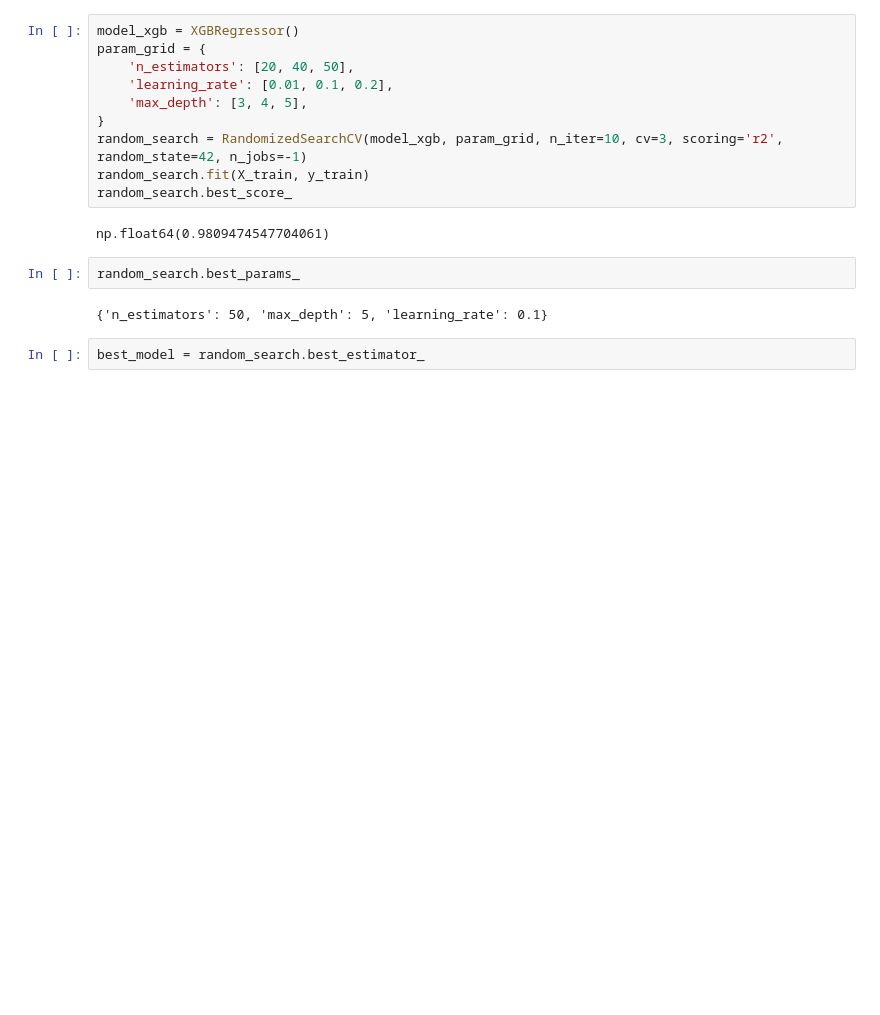
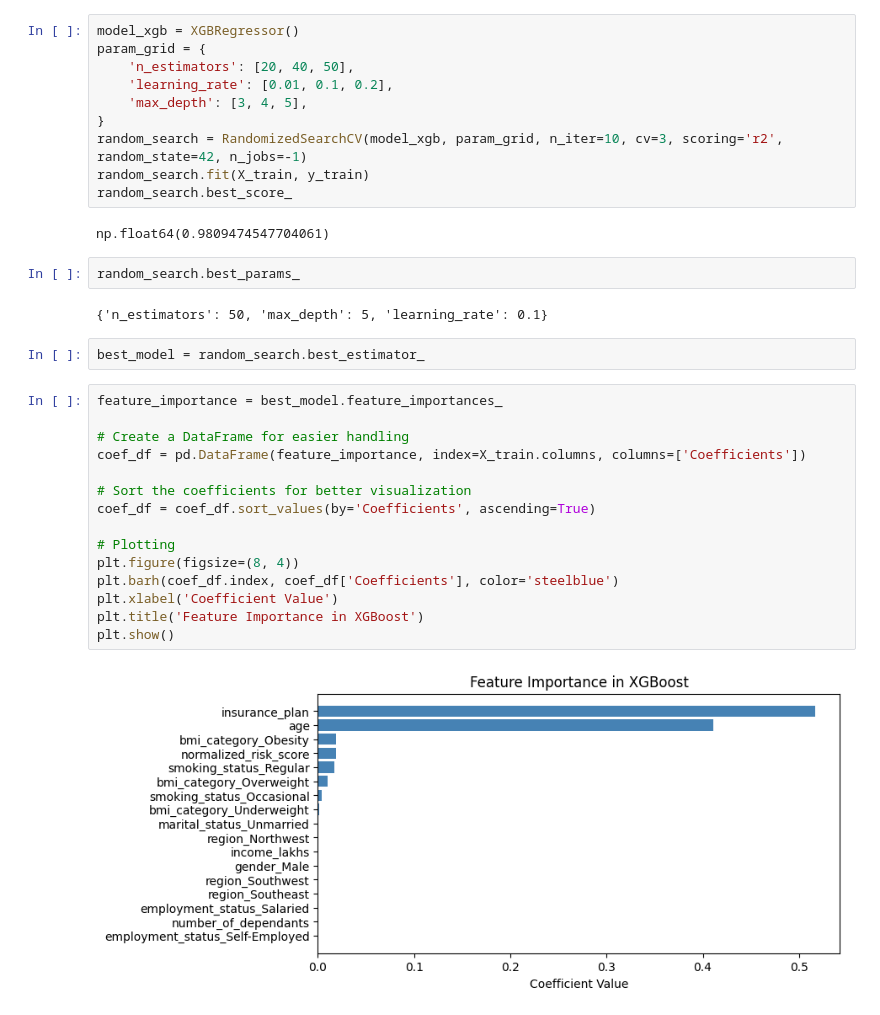
Before and after one commit to Abi27052000/HealthCare-Premium-Prediction, a Jupyter notebook: healthcare_premium_prediction.ipynb, the cells around one changed output. Cells and saved outputs as stored; diff of their text form; blank space fills up the shorter version.

```diff
--- a/healthcare_premium_prediction.ipynb
+++ b/healthcare_premium_prediction.ipynb
@@ -641,3 +641,20 @@ random_search.best_params_
 {'n_estimators': 50, 'max_depth': 5, 'learning_rate': 0.1}
 # %%
 best_model = random_search.best_estimator_
+# %%
+feature_importance = best_model.feature_importances_
+
+# Create a DataFrame for easier handling
+coef_df = pd.DataFrame(feature_importance, index=X_train.columns, columns=['Coefficients'])
+
+# Sort the coefficients for better visualization
+coef_df = coef_df.sort_values(by='Coefficients', ascending=True)
+
+# Plotting
+plt.figure(figsize=(8, 4))
+plt.barh(coef_df.index, coef_df['Coefficients'], color='steelblue')
+plt.xlabel('Coefficient Value')
+plt.title('Feature Importance in XGBoost')
+plt.show()
+# %% [output]
+[figure, added]
```
Also changed, not shown: parts of 17 cells of this notebook.
